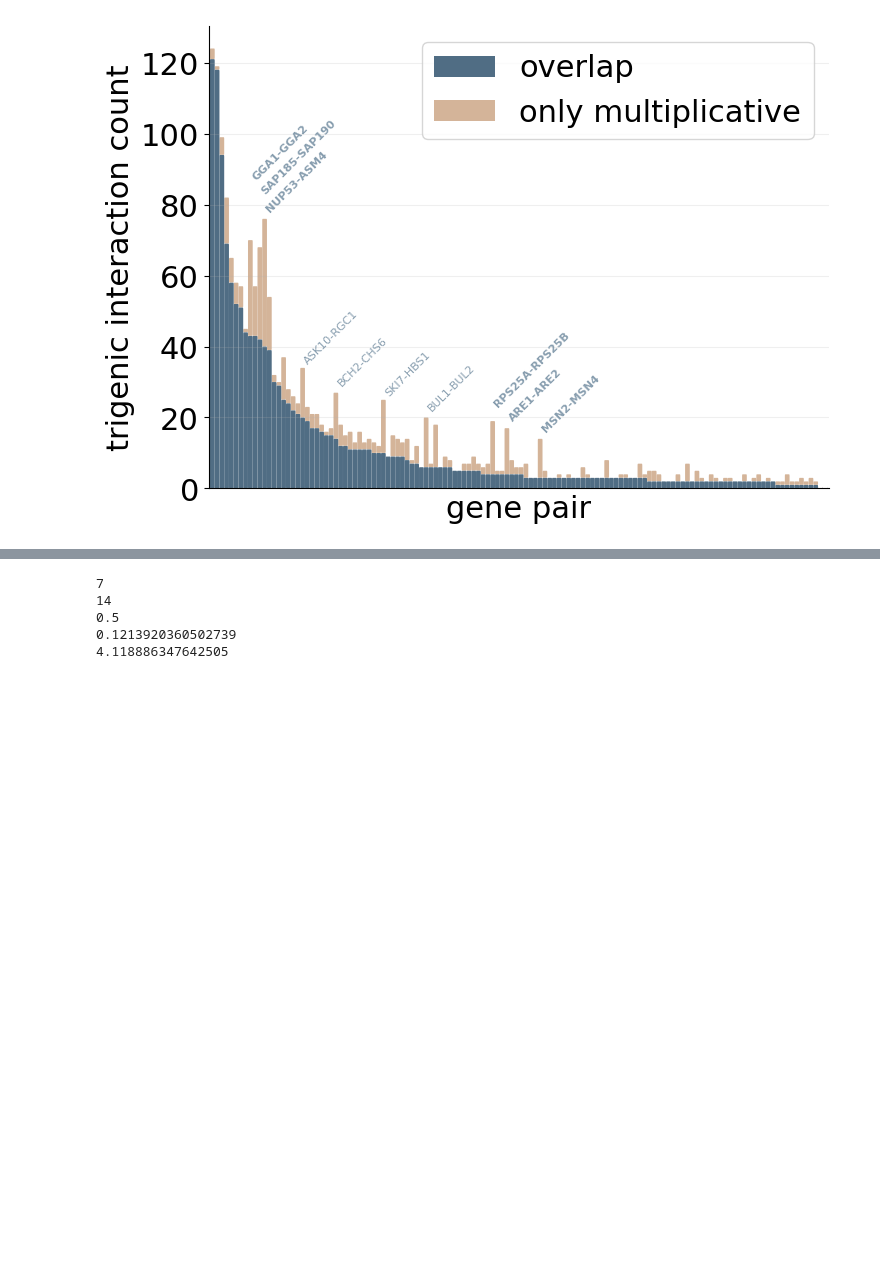
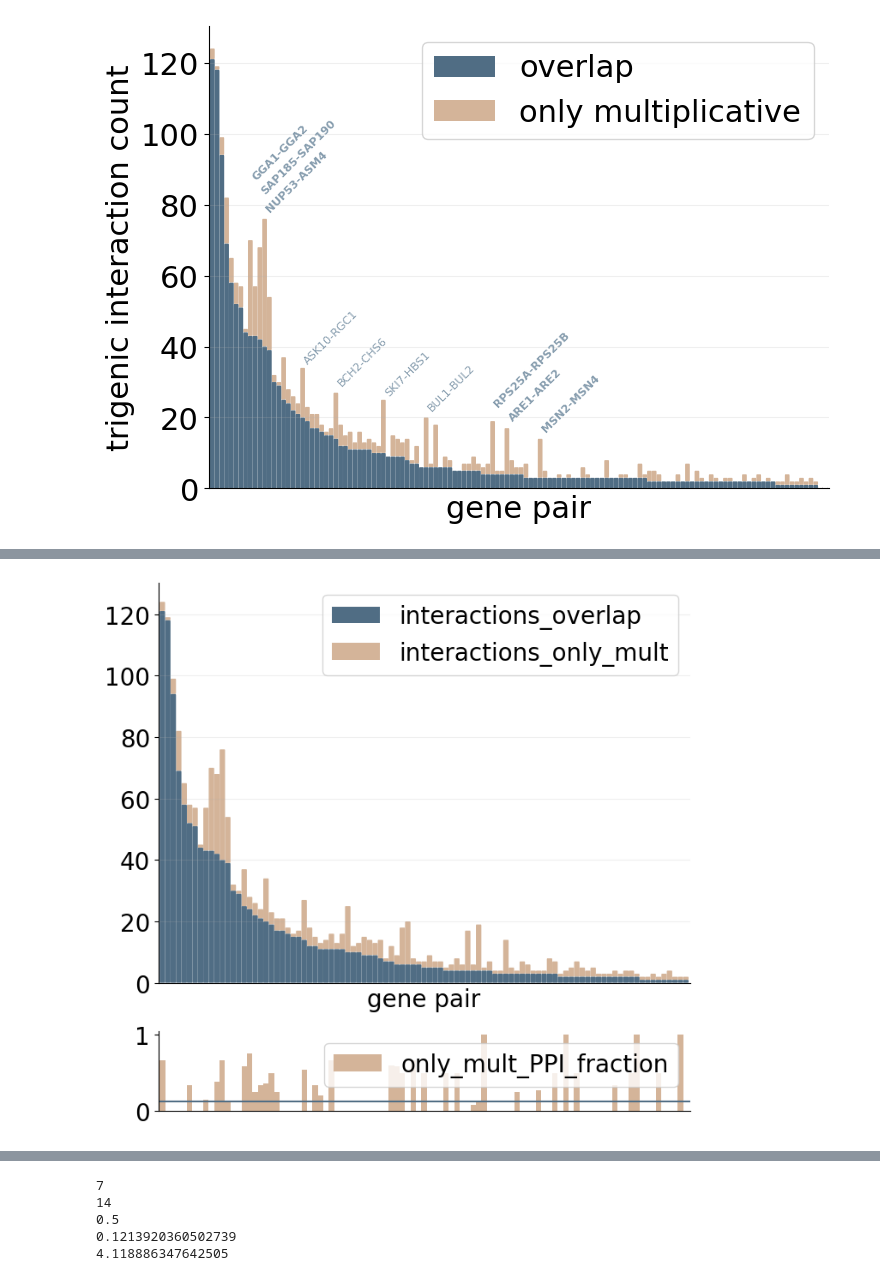
Before and after one commit to brian-arnold/epistasis_reanalysis, a Jupyter notebook: yeast_screens/Kuzmin_data_analysis.ipynb, the cells around one changed output, grey strips where cells are left out. Cells and saved outputs as stored; diff of their text form; code cells hidden in the pictures; blank space fills up the shorter version.

Commit message:
added PPI enrichment panel for gene story plot

```diff
--- a/yeast_screens/Kuzmin_data_analysis.ipynb
+++ b/yeast_screens/Kuzmin_data_analysis.ipynb
@@ -931,3 +935,92 @@ plt.tick_params(
 sns.despine()
 # %% [output]
 [figure]
+# %%
+#what pairs do each hyperedge contain?
+# RPS25A-RPS25B
+
+def get_gene_pairs_PPIs(df):
+    # for each edge in hypergraph, get the gene pairs it contains
+    gene_pairs_interaction = defaultdict(int)
+    gene_pairs_PPI = defaultdict(int)
+    for i,r in df.iterrows():
+        alleles = sorted(r['alleles'].split(","))
+        alleles = [db.gene_stem_name(i.upper()) for i in alleles]
+        for i in list(combinations(alleles, 2)):
+            gene_pairs_interaction[i] += 1
+            if r.three_shared_physical_interactions:
+                gene_pairs_PPI[i] += 1
+            else:
+                gene_pairs_PPI[i] += 0
+
+    pairs, interactions, PPIs = [],[],[]
+    for pair, num_int in sorted(gene_pairs_interaction.items(), key=lambda item: item[1], reverse=True):
+        pairs.append(pair)
+        interactions.append(num_int)
+        PPIs.append(gene_pairs_PPI[pair])
+    print(len(pairs), len(interactions), len(PPIs))
+    return pairs, interactions, PPIs
+
+gene_pairs_overlap, num_interactions_overlap, num_PPIs_overlap = get_gene_pairs_PPIs(overlap)
+gene_pairs_only_mult, num_interactions_only_mult, num_PPIs_only_mult = get_gene_pairs_PPIs(only_mult)
+
+only_mult_pairs_df = pd.DataFrame.from_dict({"gene_pairs": gene_pairs_only_mult,
+                                        "interactions_only_mult": num_interactions_only_mult,
+                                        "PPIs_only_mult": num_PPIs_only_mult})
+overlap_pairs_df  = pd.DataFrame.from_dict({"gene_pairs": gene_pairs_overlap,
+                                            "interactions_overlap": num_interactions_overlap})
+
+pairs_df = overlap_pairs_df.merge(only_mult_pairs_df, how="outer")
+
+genome_wide_PPI = enrich.fraction_three_shared(df)
+
+pairs_df.loc[:, 'only_mult_fraction'] = pairs_df.interactions_only_mult/(pairs_df.interactions_only_mult + pairs_df.interactions_overlap)
+pairs_df.loc[:, 'only_mult_PPI_fraction'] = pairs_df.PPIs_only_mult/pairs_df.interactions_only_mult
+#pairs_df.loc[:, 'only_mult_PPI_enrich'] = pairs_df.only_mult_PPI_fraction/genome_wide_PPI['frac']
+
+pairs_df = pairs_df[(pairs_df.interactions_only_mult + pairs_df.interactions_overlap) > 1]
+pairs_df = pairs_df.sort_values(by='interactions_overlap', ascending=True).reset_index(drop=True)
+
+fig, axs = plt.subplots(nrows=2, figsize=(8,8), gridspec_kw={'height_ratios': [5,1]})
+
+pl = pairs_df[['interactions_overlap', 'interactions_only_mult']].plot.bar(stacked=True, color=["#506D84", "#D4B499"], width=1, ax=axs[0])
+pl.invert_xaxis()
+pl.set_xlabel('gene pair')
+plt.rcParams.update({'font.size': 20})
+
+# following code from: https://stackoverflow.com/questions/58425392/bar-chart-with-rounded-corners-in-matplotlib
+new_patches = []
+for patch in reversed(pl.patches):
+    bb = patch.get_bbox()
+    color=patch.get_facecolor()
+    p_bbox = FancyBboxPatch((bb.xmin, bb.ymin),
+                        abs(bb.width), abs(bb.height),
+                        boxstyle="round,pad=-0.0040,rounding_size=0.1",
+                        ec="none", fc=color,
+                        mutation_aspect=4
+                        )
+    patch.remove()
+    new_patches.append(p_bbox)
+for patch in new_patches:
+    pl.add_patch(patch)
+
+
+pl.grid(visible=True, axis='y', alpha=0.2)
+axs[0].tick_params(
+    axis='x',          # changes apply to the x-axis
+    bottom=False,      # ticks along the bottom edge are off
+    labelbottom=False)
+
+pairs_df = pairs_df.sort_values(by='interactions_overlap', ascending=False).reset_index(drop=True)
+pairs_df[['only_mult_PPI_fraction']].plot.bar(color="#D4B499", width=1, ax=axs[1])
+
+#axs[1].yaxis.set_ticks([0.25, 0.5, 0.75, 1])
+axs[1].tick_params(
+    axis='x',          # changes apply to the x-axis
+    bottom=False,      # ticks along the bottom edge are off
+    labelbottom=False)
+
+axs[1].axhline(genome_wide_PPI['frac'])
+
+sns.despine()
+# %% [output]
@@ -934,3 +1031,4 @@ sns.despine()
+[figure, added]
 # %%
 def get_third_trigenic_gene(H, gene1, gene2):
     # for each edge in hypergraph, get the gene pairs it contains
```
Also changed, not shown: parts of 7 cells of this notebook.
